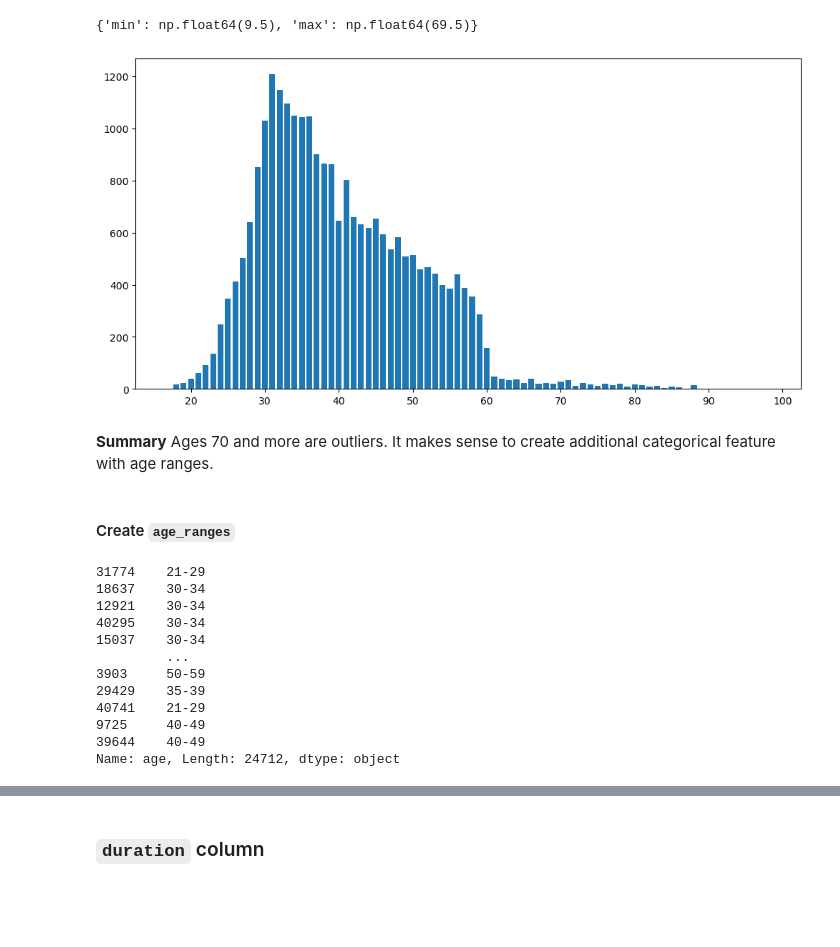
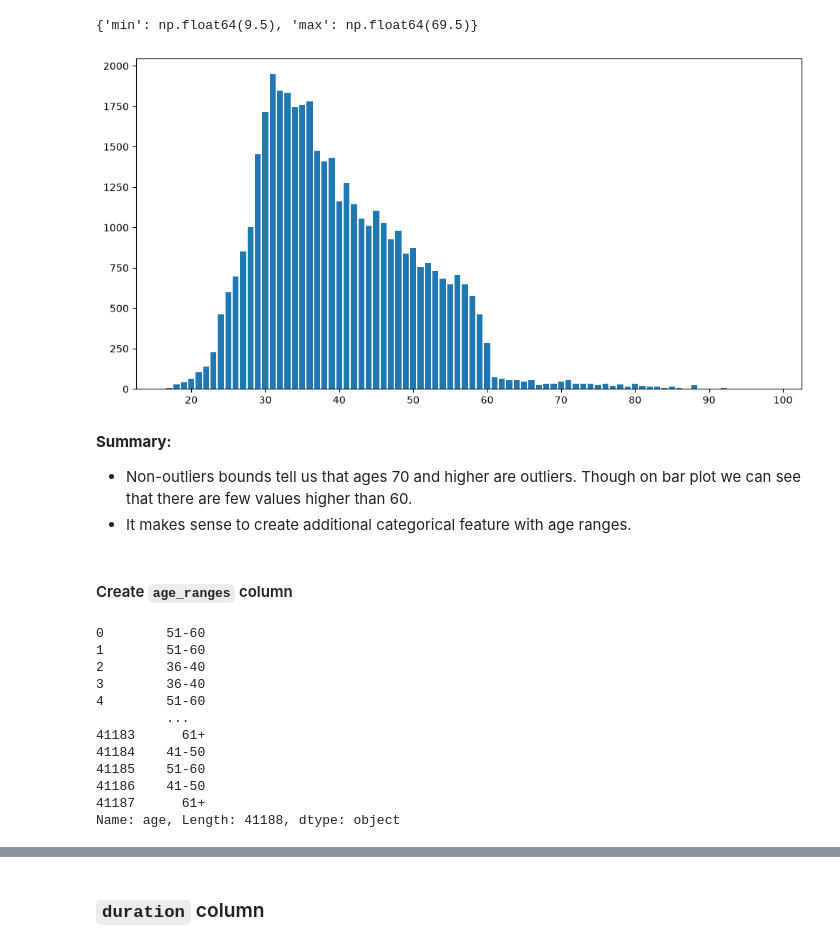
Before and after one commit to spznk/predict-deposit, a Jupyter notebook: predict-term-deposit.ipynb, the cells around one changed output, grey strips where cells are left out. Saved outputs shown, nothing was run; the diff lists cells and outputs as text; code cells hidden in the pictures; blank space fills up the shorter version.

```diff
--- a/predict-term-deposit.ipynb
+++ b/predict-term-deposit.ipynb
@@ -108,8 +95,7 @@ len(numeric_cols), len(categorical_cols)
 # %%
 # Transform target to numeric values
 target_map = {'yes': 1, 'no': 0}
-train_df[target_col] = train_df[target_col].map(target_map)
-val_df[target_col] = val_df[target_col].map(target_map)
+raw_df['y'] = raw_df['y'].map(target_map)
 
-val_df[target_col]
+raw_df['y']
 # %% [output]
@@ -196,15 +194,17 @@ print(get_regular_bounds(train_df['age']))
 # %% [output]
 {'min': np.float64(9.5), 'max': np.float64(69.5)}
 # %%
-age_value_counts = train_df['age'].value_counts()
+# Show ages distribution on a bar plot
+age_value_counts = raw_df['age'].value_counts()
 plt.figure(figsize=(12, 6))
 plt.bar(age_value_counts.index, age_value_counts.values)
 plt.show()
 # %% [output]
-[figure, old version]
+[figure, new version]
 # %% [markdown]
-**Summary**
-Ages 70 and more are outliers. It makes sense to create additional categorical feature with age ranges.
+**Summary:**
+- Non-outliers bounds tell us that ages 70 and higher are outliers. Though on bar plot we can see that there are few values higher than 60.
+- It makes sense to create additional categorical feature with age ranges.
 # %% [markdown]
-#### Create `age_ranges`
+#### Create `age_ranges` column
 # %%
@@ -228,17 +227,18 @@ def age_cat(years):
 # %%
-age_ranges = train_df['age'].apply(age_cat)
+# Check age ranges on data
+age_ranges = raw_df['age'].apply(age_cat)
 age_ranges
 # %% [output]
-31774    21-29
-18637    30-34
-12921    30-34
-40295    30-34
-15037    30-34
+0        51-60
+1        51-60
+2        36-40
+3        36-40
+4        51-60
          ...
-3903     50-59
-29429    35-39
-40741    21-29
-9725     40-49
-39644    40-49
-Name: age, Length: 24712, dtype: object
+41183      61+
+41184    41-50
+41185    51-60
+41186    41-50
+41187      61+
+Name: age, Length: 41188, dtype: object
 # %%
```
Also changed, not shown: parts of 141 cells of this notebook, 2 other files.
